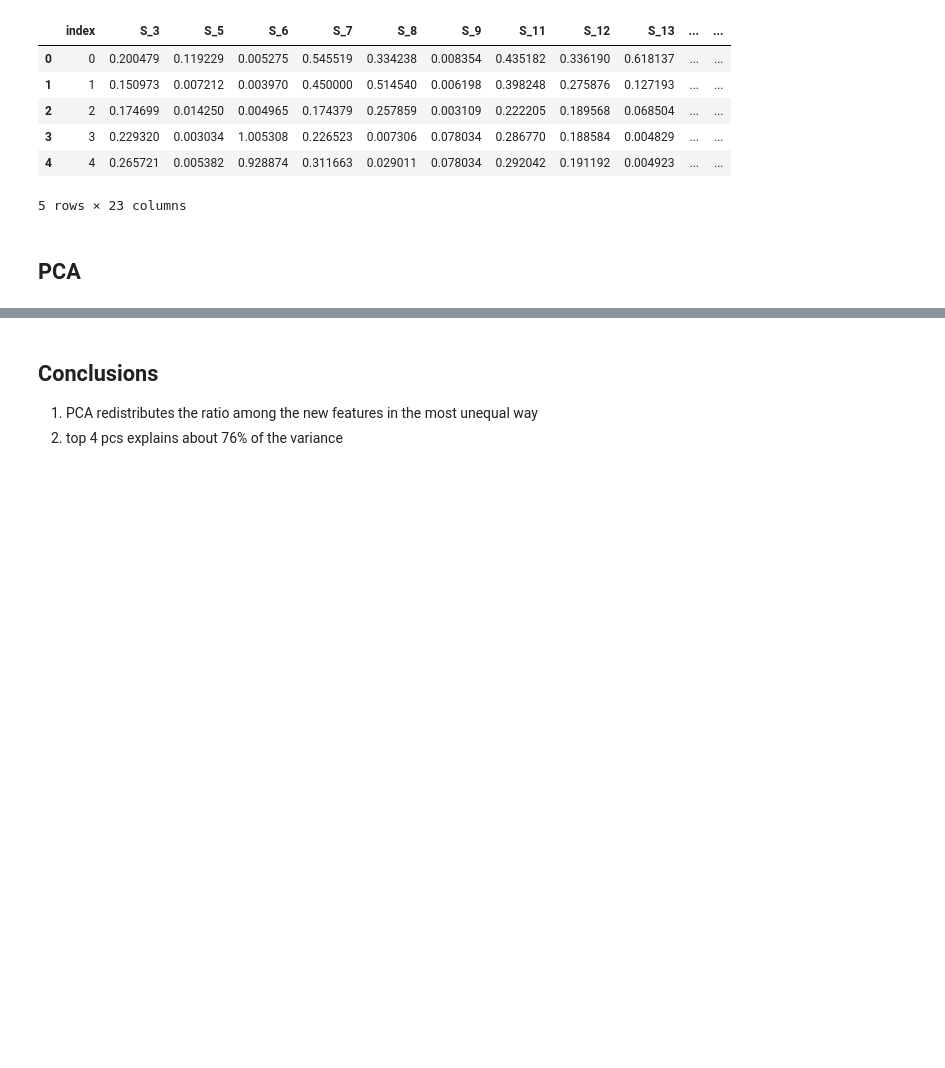
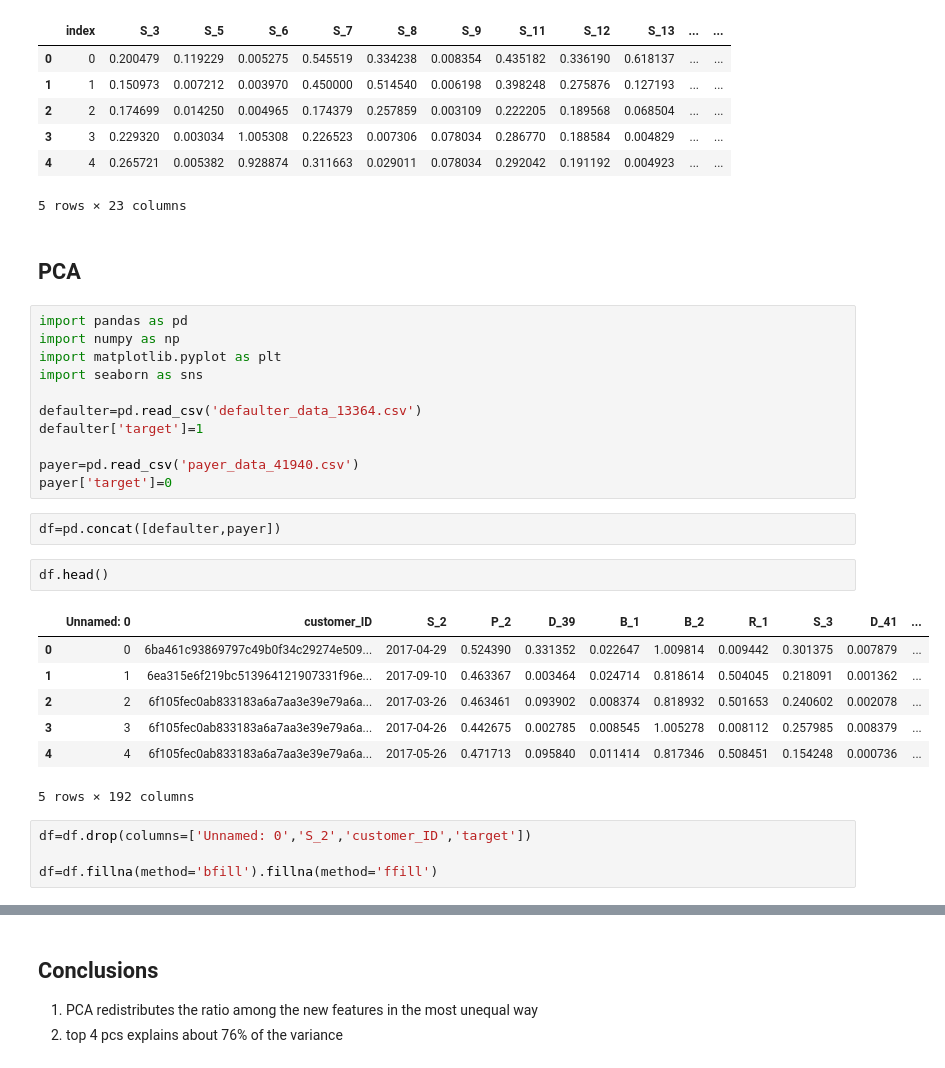
Before and after one commit to slawa-loev/AMEX_default_prediction, a Jupyter notebook: notebooks/EDA.ipynb, the cells around one changed output, grey strips where cells are left out. Drawn from its saved outputs; the diff is of its cells as text; blank space fills up the shorter version.

```diff
--- a/notebooks/EDA.ipynb
+++ b/notebooks/EDA.ipynb
@@ -138,3 +138,30 @@ spend_ave_array_df.head()
 5 rows × 23 columns
 # %% [markdown]
 ## PCA
+# %%
+import pandas as pd
+import numpy as np
+import matplotlib.pyplot as plt
+import seaborn as sns
+
+defaulter=pd.read_csv('defaulter_data_13364.csv')
+defaulter['target']=1
+
+payer=pd.read_csv('payer_data_41940.csv')
+payer['target']=0
+# %%
+df=pd.concat([defaulter,payer])
+# %%
+df.head()
+# %% [output]
+|  | Unnamed: 0 | customer_ID | S_2 | P_2 | D_39 | B_1 | B_2 | R_1 | S_3 | D_41 | ... |
+| 0 | 0 | 6ba461c93869797c49b0f34c29274e509... | 2017-04-29 | 0.524390 | 0.331352 | 0.022647 | 1.009814 | 0.009442 | 0.301375 | 0.007879 | ... |
+| 1 | 1 | 6ea315e6f219bc513964121907331f96e... | 2017-09-10 | 0.463367 | 0.003464 | 0.024714 | 0.818614 | 0.504045 | 0.218091 | 0.001362 | ... |
+| 2 | 2 | 6f105fec0ab833183a6a7aa3e39e79a6a... | 2017-03-26 | 0.463461 | 0.093902 | 0.008374 | 0.818932 | 0.501653 | 0.240602 | 0.002078 | ... |
+| 3 | 3 | 6f105fec0ab833183a6a7aa3e39e79a6a... | 2017-04-26 | 0.442675 | 0.002785 | 0.008545 | 1.005278 | 0.008112 | 0.257985 | 0.008379 | ... |
+| 4 | 4 | 6f105fec0ab833183a6a7aa3e39e79a6a... | 2017-05-26 | 0.471713 | 0.095840 | 0.011414 | 0.817346 | 0.508451 | 0.154248 | 0.000736 | ... |
+5 rows × 192 columns
+# %%
+df=df.drop(columns=['Unnamed: 0','S_2','customer_ID','target'])
+
+df=df.fillna(method='bfill').fillna(method='ffill')
```
Also changed, not shown: parts of 10 cells of this notebook, 2 other files.
